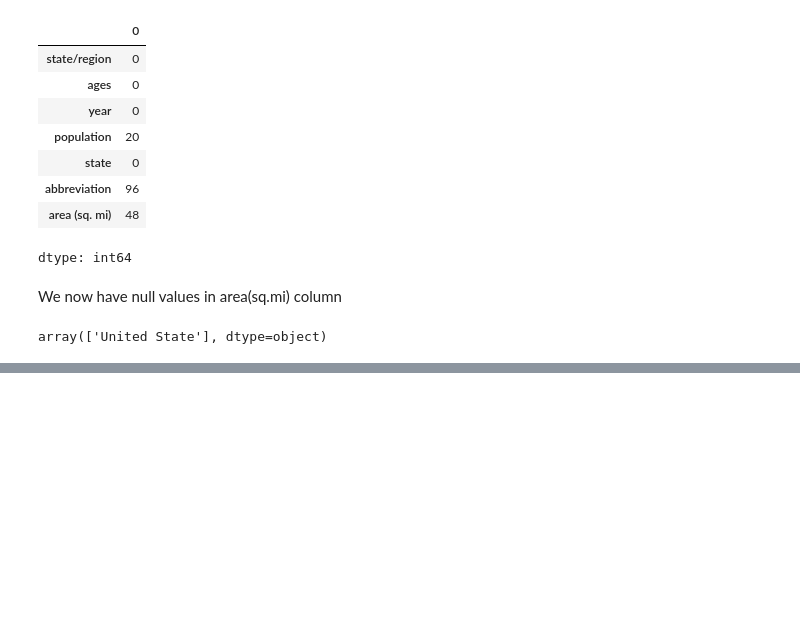
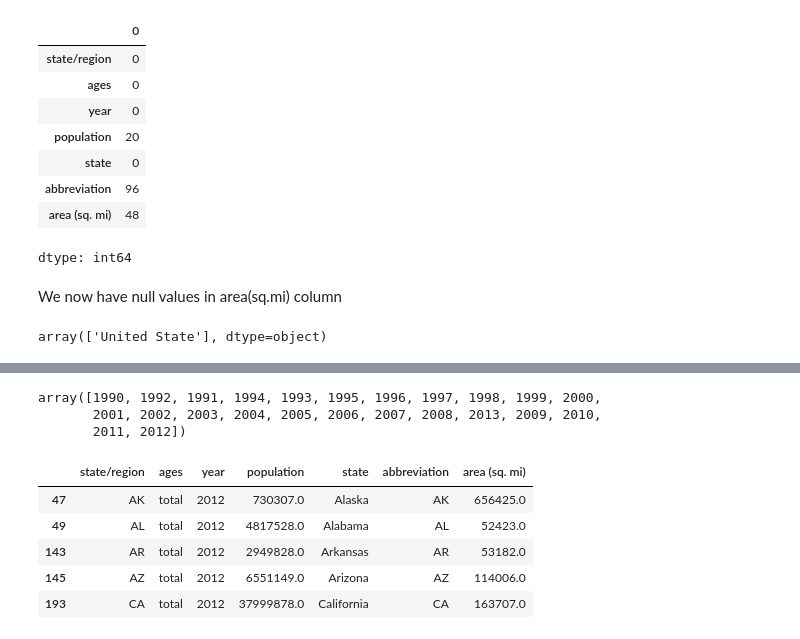
Before and after one commit to misrapk/Data-Science-ML-Projects, a Jupyter notebook: Pandas_Handson.ipynb, the cells around one changed output, grey strips where cells are left out. Cells and saved outputs as stored; diff of their text form; code cells hidden in the pictures; blank space fills up the shorter version.

```diff
--- a/Pandas_Handson.ipynb
+++ b/Pandas_Handson.ipynb
@@ -449,0 +460,3 @@ Areas dataframe doesnot contain the area of united states
+# %%
+finalDf.dropna(inplace=True)
+finalDf.isnull().sum()
@@ -449,0 +482,17 @@ Areas dataframe doesnot contain the area of united states
+# %%
+finalDf['year'].unique()
+# %% [output]
+array([1990, 1992, 1991, 1994, 1993, 1995, 1996, 1997, 1998, 1999, 2000,
+       2001, 2002, 2003, 2004, 2005, 2006, 2007, 2008, 2013, 2009, 2010,
+       2011, 2012])
+# %%
+#get the data from 2010-2012
+data2012 = finalDf.query("year==2012 & ages=='total'")
+data2012.head()
+# %% [output]
+|  | state/region | ages | year | population | state | abbreviation | area (sq. mi) |
+| 47 | AK | total | 2012 | 730307.0 | Alaska | AK | 656425.0 |
+| 49 | AL | total | 2012 | 4817528.0 | Alabama | AL | 52423.0 |
+| 143 | AR | total | 2012 | 2949828.0 | Arkansas | AR | 53182.0 |
+| 145 | AZ | total | 2012 | 6551149.0 | Arizona | AZ | 114006.0 |
+| 193 | CA | total | 2012 | 37999878.0 | California | CA | 163707.0 |
```
Also changed, not shown: parts of 8 cells of this notebook.
